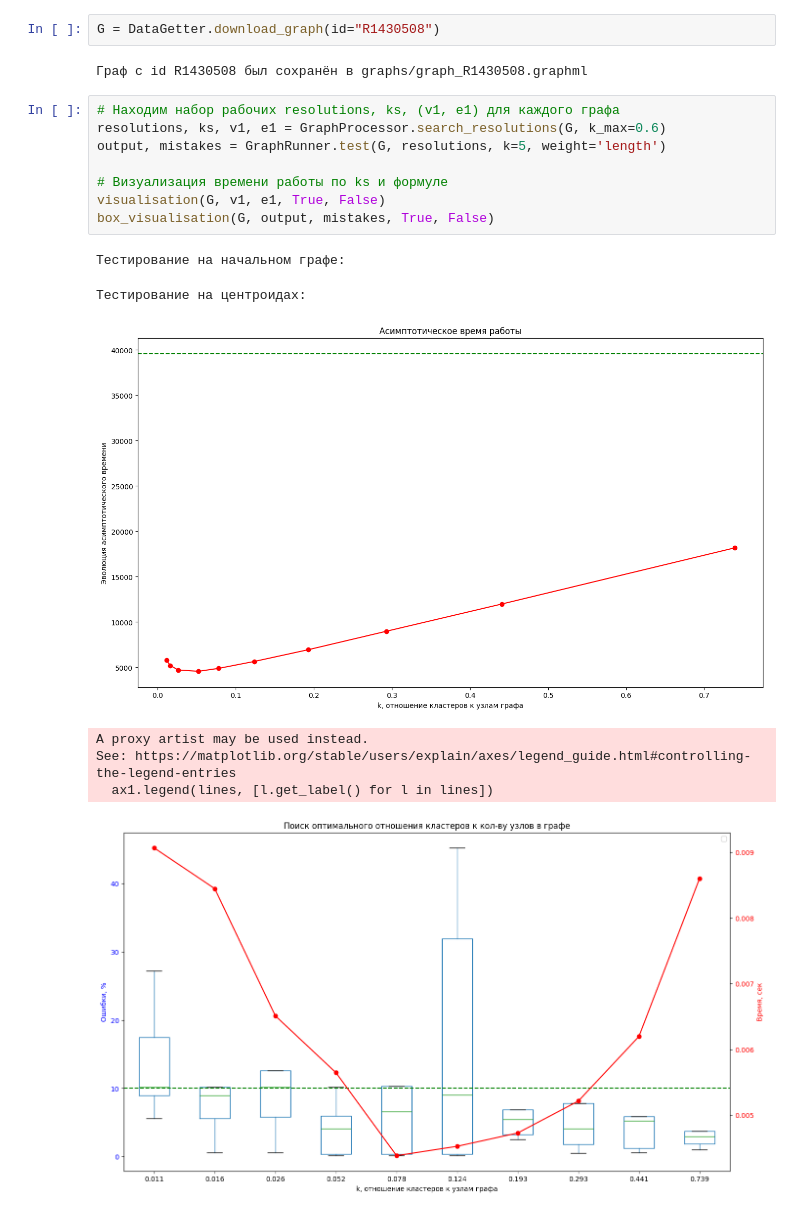
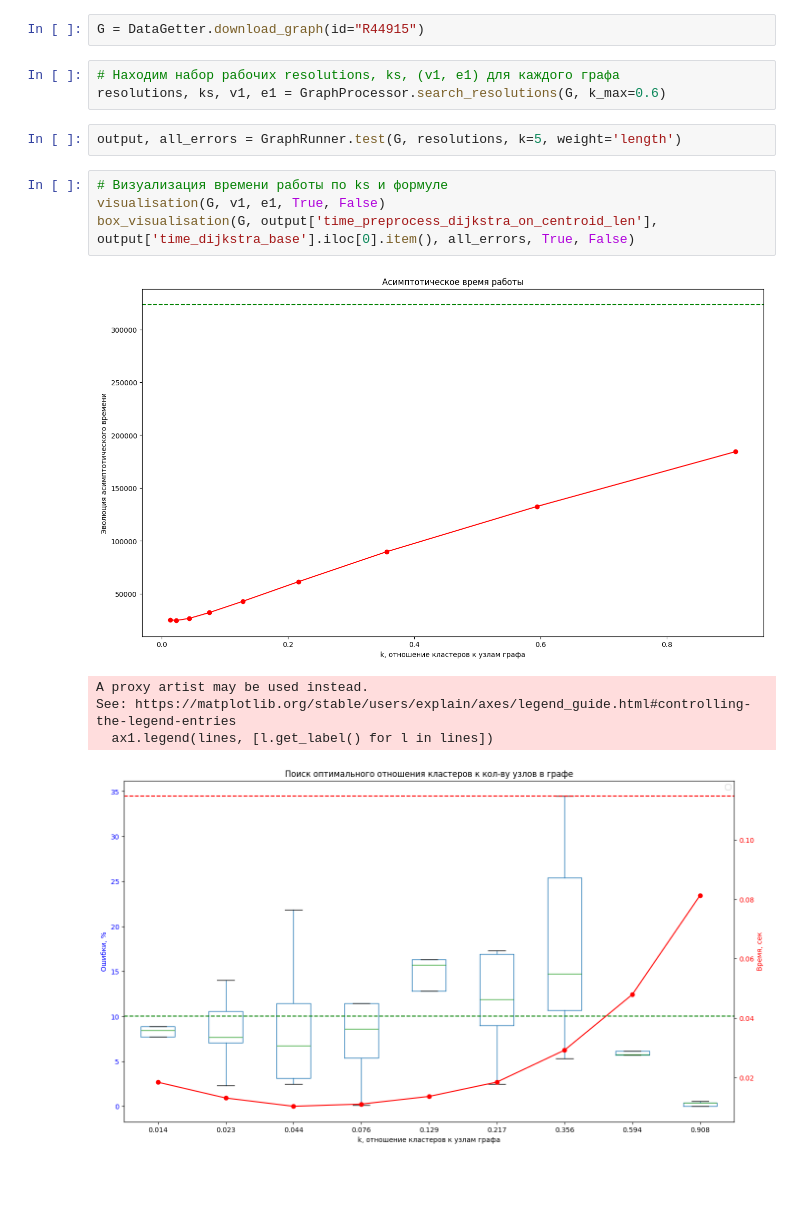
Before and after one commit to NikitaNikolaevich/graph-topology-in-routing-problems, a Jupyter notebook: examples/pipeline.ipynb, the cells around one changed output. Drawn from its saved outputs; the diff is of its cells as text; blank space fills up the shorter version.

```diff
--- a/examples/pipeline.ipynb
+++ b/examples/pipeline.ipynb
@@ -5,23 +5,20 @@ from gsber.plotter import visualisation, box_visualisation
 # %%
-G = DataGetter.download_graph(id="R1430508")
+G = DataGetter.download_graph(id="R44915")
-# %% [output]
-Граф с id R1430508 был сохранён в graphs/graph_R1430508.graphml
 # %%
 # Находим набор рабочих resolutions, ks, (v1, e1) для каждого графа
 resolutions, ks, v1, e1 = GraphProcessor.search_resolutions(G, k_max=0.6)
-output, mistakes = GraphRunner.test(G, resolutions, k=5, weight='length')
-
-# Визуализация времени работы по ks и формуле
-visualisation(G, v1, e1, True, False)
-box_visualisation(G, output, mistakes, True, False)
-# %% [output]
-Тестирование на начальном графе:
-Тестирование на центроидах:
-[figure, removed]
-A proxy artist may be used instead.
-See: https://matplotlib.org/stable/users/explain/axes/legend_guide.html#controlling-the-legend-entries
-  ax1.legend(lines, [l.get_label() for l in lines])
-[figure, removed]
+# %%
+output, all_errors = GraphRunner.test(G, resolutions, k=5, weight='length')
+# %%
+# Визуализация времени работы по ks и формуле
+visualisation(G, v1, e1, True, False)
+box_visualisation(G, output['time_preprocess_dijkstra_on_centroid_len'], output['time_dijkstra_base'].iloc[0].item(), all_errors, True, False)
+# %% [output]
+[figure, added]
+A proxy artist may be used instead.
+See: https://matplotlib.org/stable/users/explain/axes/legend_guide.html#controlling-the-legend-entries
+  ax1.legend(lines, [l.get_label() for l in lines])
+[figure, added]
 # %%
 output
 # %% [output]
```
Also changed, not shown: parts of 2 cells of this notebook, 12 other files.
